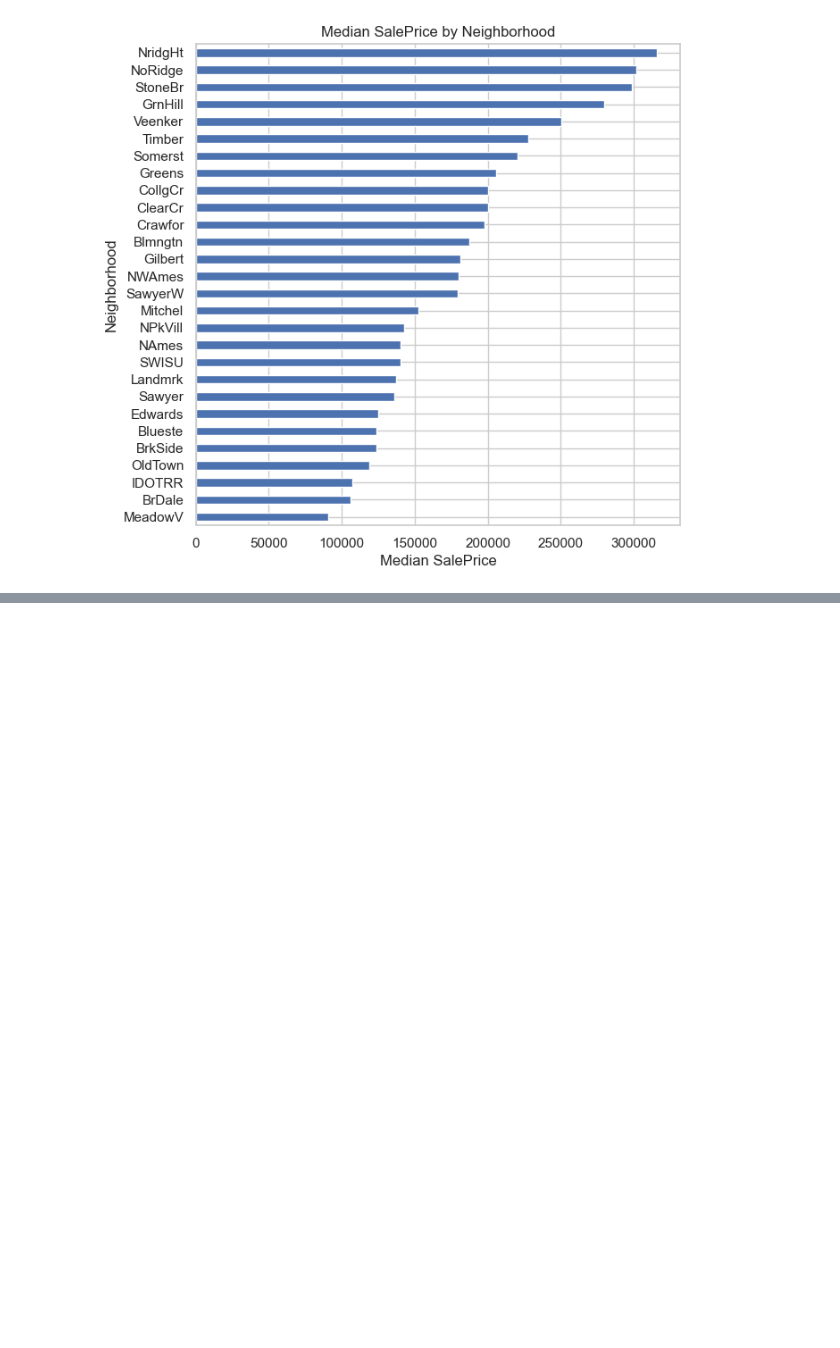
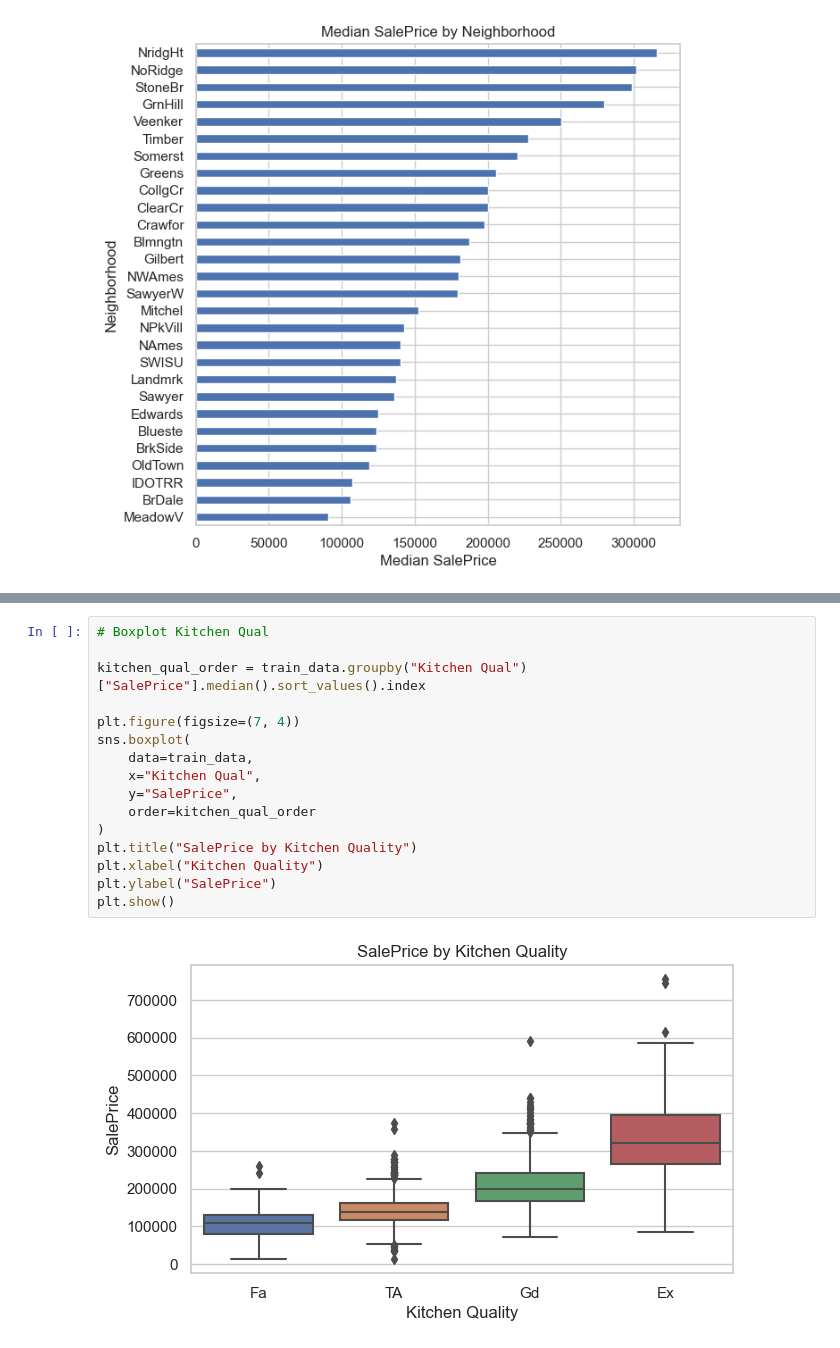
Before and after one commit to sanches-davi/ames-housing-price-prediction, a Jupyter notebook: notebooks/EDA.ipynb, the cells around one changed output, grey strips where cells are left out. Cells and saved outputs as stored; diff of their text form; blank space fills up the shorter version.

```diff
--- a/notebooks/EDA.ipynb
+++ b/notebooks/EDA.ipynb
@@ -578,0 +599,18 @@ plt.show()
+# %%
+# Boxplot Kitchen Qual
+
+kitchen_qual_order = train_data.groupby("Kitchen Qual")["SalePrice"].median().sort_values().index
+
+plt.figure(figsize=(7, 4))
+sns.boxplot(
+    data=train_data,
+    x="Kitchen Qual",
+    y="SalePrice",
+    order=kitchen_qual_order
+)
+plt.title("SalePrice by Kitchen Quality")
+plt.xlabel("Kitchen Quality")
+plt.ylabel("SalePrice")
+plt.show()
+# %% [output]
+[figure, added]
```
Also changed, not shown: parts of 9 cells of this notebook.
